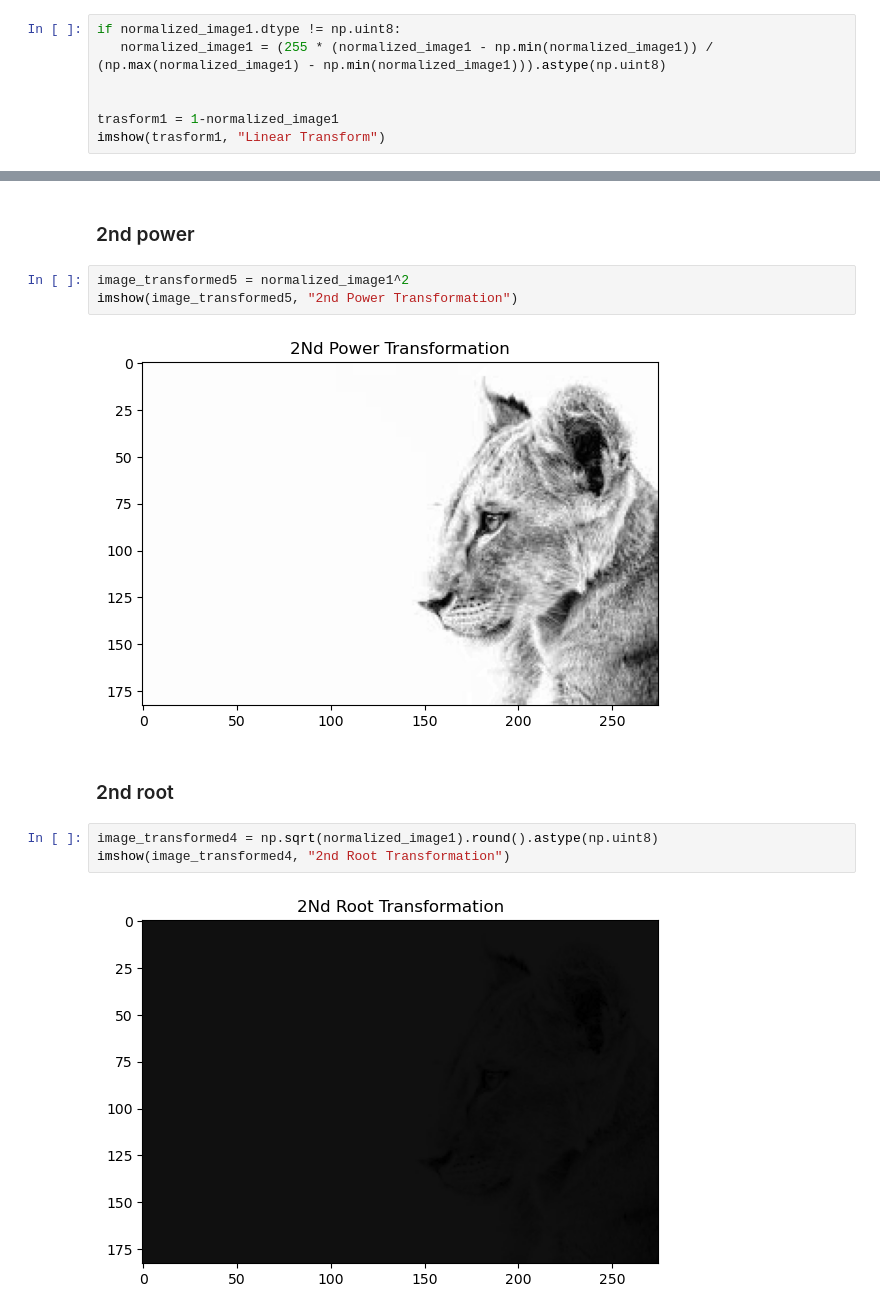
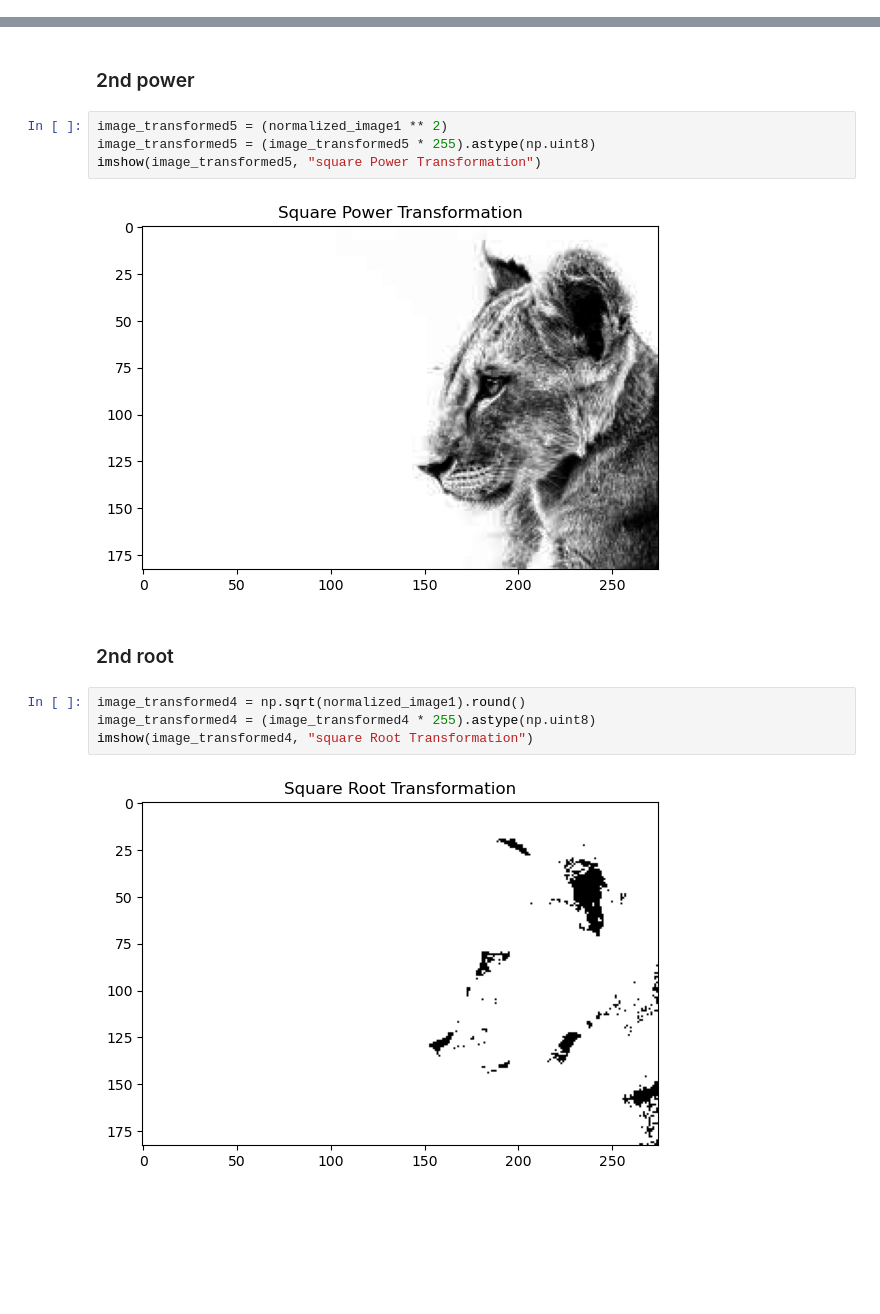
Before and after one commit to aradmehralian/Multi-Media-Projects, a Jupyter notebook: Project2/Q2.ipynb, the cells around one changed output, grey strips where cells are left out. Saved outputs shown, nothing was run; the diff lists cells and outputs as text; blank space fills up the shorter version.

```diff
--- a/Project2/Q2.ipynb
+++ b/Project2/Q2.ipynb
@@ -13,9 +22,2 @@ normalized_image1 = image1 / 255
 # %% [markdown]
 ### Linear transfrom
-# %%
-if normalized_image1.dtype != np.uint8:
-   normalized_image1 = (255 * (normalized_image1 - np.min(normalized_image1)) / (np.max(normalized_image1) - np.min(normalized_image1))).astype(np.uint8)
-
-
-trasform1 = 1-normalized_image1
-imshow(trasform1, "Linear Transform")
@@ -58,14 +67,16 @@ imshow(piecewise_transformed3, "Piecewise transform (3)" )
 # %% [markdown]
 ### 2nd power
 # %%
-image_transformed5 = normalized_image1^2
-imshow(image_transformed5, "2nd Power Transformation")
+image_transformed5 = (normalized_image1 ** 2)
+image_transformed5 = (image_transformed5 * 255).astype(np.uint8)
+imshow(image_transformed5, "square Power Transformation")
 # %% [output]
-[figure, old version]
+[figure, new version]
 # %% [markdown]
 ### 2nd root
 # %%
-image_transformed4 = np.sqrt(normalized_image1).round().astype(np.uint8)
-imshow(image_transformed4, "2nd Root Transformation")
+image_transformed4 = np.sqrt(normalized_image1).round()
+image_transformed4 = (image_transformed4 * 255).astype(np.uint8)
+imshow(image_transformed4, "square Root Transformation")
 # %% [output]
-[figure, old version]
+[figure, new version]
```
Also changed, not shown: parts of 10 cells of this notebook.
